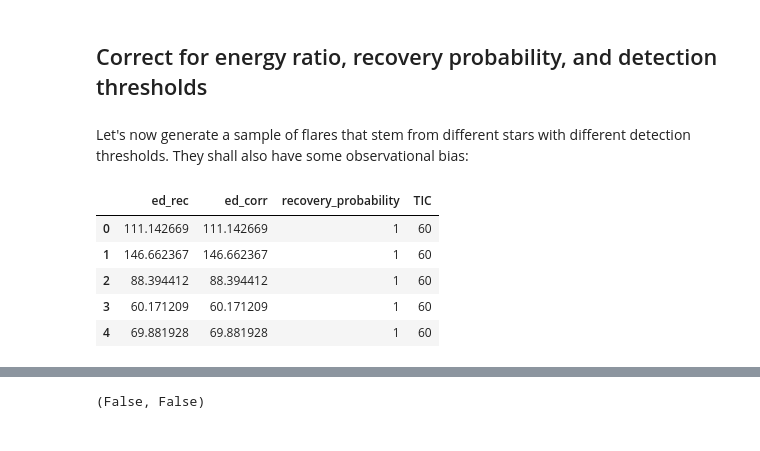
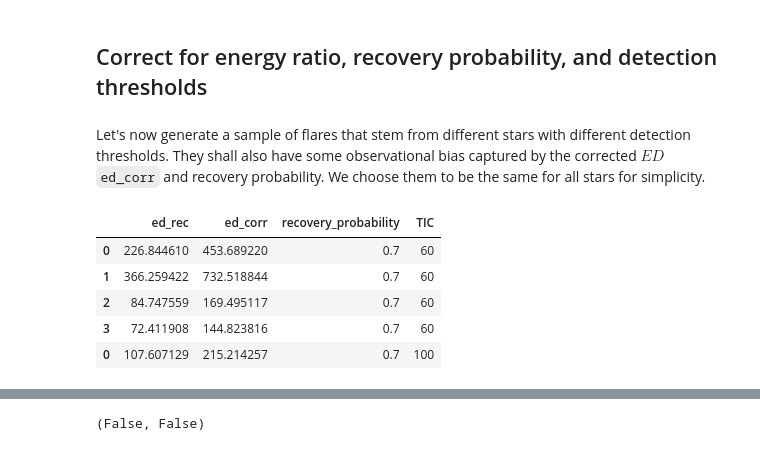
Before and after one commit to ekaterinailin/TESS_UCD_flares, a Jupyter notebook: notebook/Example_notebook_FFD.ipynb, the cells around one changed output, grey strips where cells are left out. Saved outputs shown, nothing was run; the diff lists cells and outputs as text; code cells hidden in the pictures.

```diff
--- a/notebook/Example_notebook_FFD.ipynb
+++ b/notebook/Example_notebook_FFD.ipynb
@@ -110,30 +128,33 @@ True
 # %% [markdown]
 ## Correct for energy ratio, recovery probability, and detection thresholds
 # %% [markdown]
-Let's now generate a sample of flares that stem from different stars with different detection thresholds. They shall also have some observational bias:
+Let's now generate a sample of flares that stem from different stars with different detection thresholds. They shall also have some observational bias captured by the corrected $ED$ `ed_corr` and recovery probability. We choose them to be the same for all stars for simplicity.
 # %%
 # energy upper limit, power law exponent +1, number of flares
-b, g, size = 1e8, -1, 30
+a0, b, g, size = 10, 1e8, -1, 30
 df = pd.DataFrame()
 for a in [60,100,8,90,16,220,110,50,22,80,#65,105,23,96,21,327,117,7,27,85,
           ]: # minimum detected flare energy
-    pwls = generate_random_power_law_distribution(float(a), b, g, size=size)
+    # all flares stem from the same power law distribution
+    pwls = generate_random_power_law_distribution(a0, b, g, size=size)
+    # introduce a detection threshold
+    pwls = pwls[pwls>a]
     df = df.append(pd.DataFrame({
                                 # power law distributed detected flare energies
                                 "ed_rec":pwls,
                                 # true flare energies are typically larger than the detected ones
-                                "ed_corr":pwls*1.,
+                                "ed_corr":pwls*2.,
                                 #maximum recovery probability is 1, otherwise 0-1
-                                "recovery_probability":1 ,
+                                "recovery_probability":.7 ,
                                 #different targets have different detection thresholds
                                 "TIC":a,
                     }))
 multi_ffd = FFD(f=df, ID="TIC", tot_obs_time=5.)
 multi_ffd.f.head()
 # %% [output]
 |  | ed_rec | ed_corr | recovery_probability | TIC |
-| 0 | 111.142669 | 111.142669 | 1 | 60 |
-| 1 | 146.662367 | 146.662367 | 1 | 60 |
-| 2 | 88.394412 | 88.394412 | 1 | 60 |
-| 3 | 60.171209 | 60.171209 | 1 | 60 |
-| 4 | 69.881928 | 69.881928 | 1 | 60 |
+| 0 | 226.844610 | 453.689220 | 0.7 | 60 |
+| 1 | 366.259422 | 732.518844 | 0.7 | 60 |
+| 2 | 84.747559 | 169.495117 | 0.7 | 60 |
+| 3 | 72.411908 | 144.823816 | 0.7 | 60 |
+| 0 | 107.607129 | 215.214257 | 0.7 | 100 |
```
Also changed, not shown: parts of 13 cells of this notebook, 1 other file.
